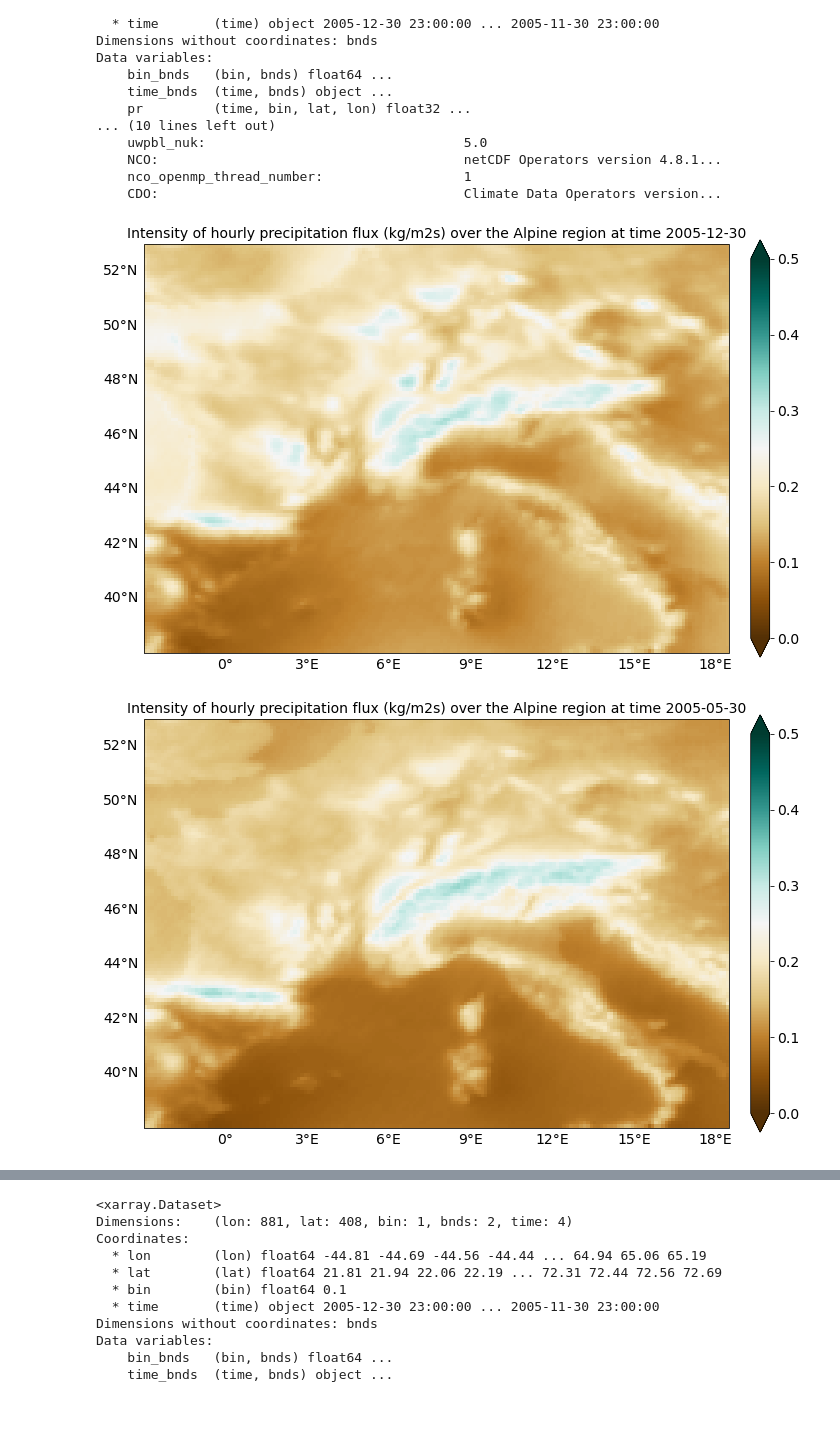
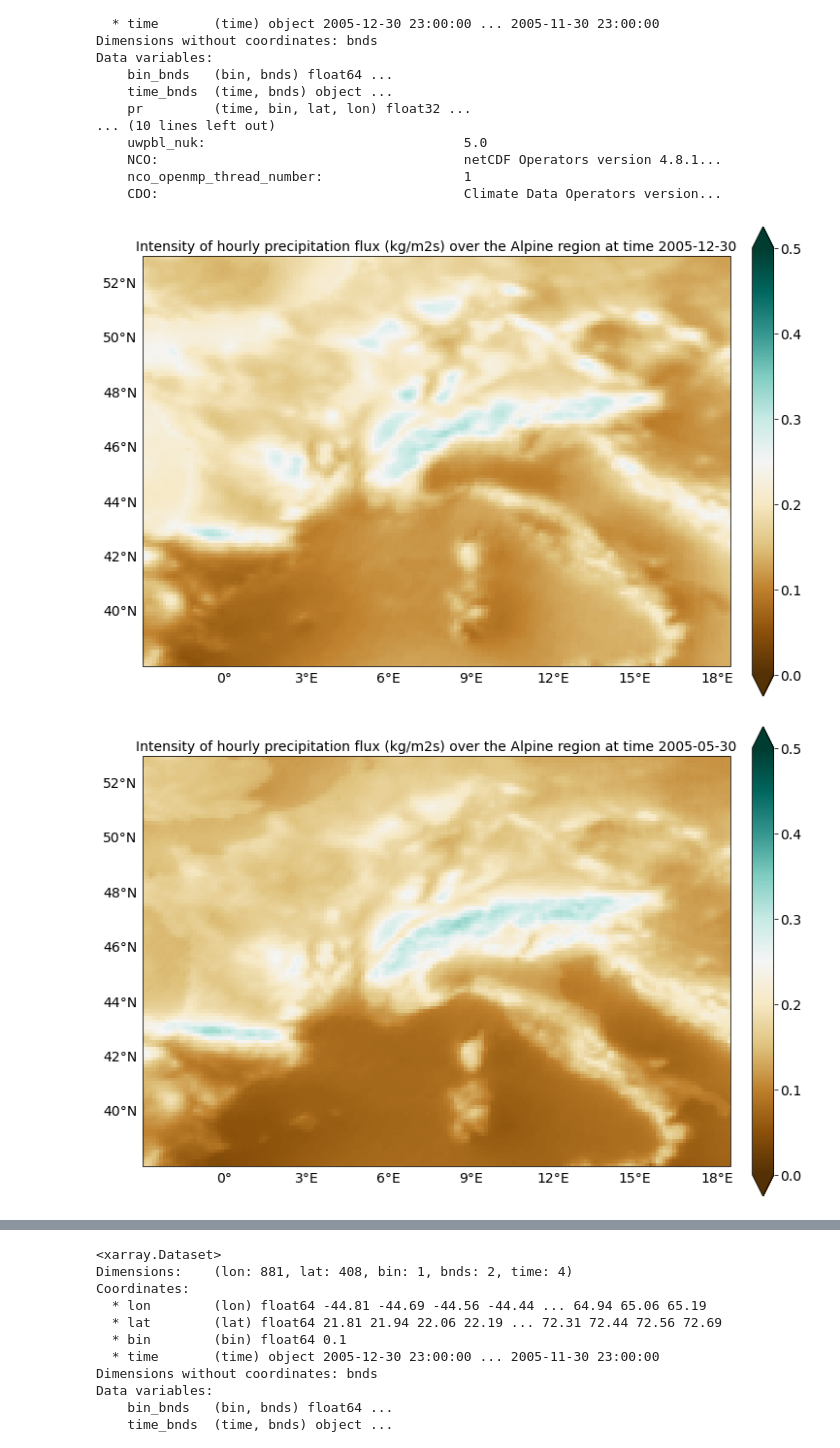
Before and after one commit to eucp-project/data-catalogue, a Jupyter notebook: python/maps_prototype.ipynb, the cells around one changed output, grey strips where cells are left out. Cells and saved outputs as stored; diff of their text form; code cells hidden in the pictures; blank space fills up the shorter version.

Commit message:
styling the cpm images

```diff
--- a/python/maps_prototype.ipynb
+++ b/python/maps_prototype.ipynb
@@ -59,6 +77,7 @@ for i in dataset.indexes['time']:
     )
     cbar.ax.tick_params(labelsize=14)
     ax.set_title(f"Intensity of hourly precipitation flux (kg/m2s) over the Alpine region at time {str(i)[:10]}", fontsize=14)
+    plt.tight_layout()
     plt.show()
     fig.savefig(Path(output_path,
                 f"{region}_{variable}_{resolution}_{category}_{str(i)[:10]}.png"),
@@ -101,6 +143,7 @@ for i in dataset.indexes['time']:
     )
     cbar.ax.tick_params(labelsize=14)
     ax.set_title(f"Intensity of hourly precipitation flux (kg/m2s) over the Alpine region at time {str(i)[:10]}", fontsize=14)
+    plt.tight_layout()
     plt.show()
     fig.savefig(Path(output_path,
                 f"{region}_{variable}_{resolution}_{category}_{str(i)[:10]}.png"),
@@ -139,32 +187,33 @@ for i in dataset.indexes['time']:
     ax = plt.axes(projection=ccrs.PlateCarree())
     ax.set_extent([-3, 18.5, 38, 53], ccrs.PlateCarree())  # East, West, South, Nouth
     #ax.coastlines(resolution="110m", color="black", linewidth=2)
     gl = ax.gridlines(
     crs=ccrs.PlateCarree(),
     draw_labels=True,
     linewidth=1,
     color="gray",
     alpha=0.5,
     linestyle="--",
     )
     gl.top_labels = False
     gl.bottom_labels = True
     gl.left_labels = True
     gl.right_labels = False
     gl.xlines = False
     gl.ylines = False
     gl.xlabel_style = {"size": 14, "color": "black"}
     gl.ylabel_style = {"size": 14, "color": "black"}
     cs = data.plot(cmap="BrBG", vmin=0, vmax=0.5, ax=ax, x='lon', y='lat', add_colorbar=False)
     cbar = fig.colorbar(
     cs, extend="both", orientation="vertical", shrink=0.8, pad=0.03, spacing="uniform"
     )
     cbar.ax.tick_params(labelsize=14)
     ax.set_title(f"Intensity of hourly precipitation flux (kg/m2s) over the Alpine region at time {str(i)[:10]}", fontsize=14)
+    plt.tight_layout()
     plt.show()
     fig.savefig(Path(output_path,
                 f"ALP_{variable}_{resolution}_{category}_{str(i)[:10]}.png"),
                 dpi=150)
 # %% [output]
-[figure, old version]
+[figure, new version]
-[figure, old version]
+[figure, new version]
```
Also changed, not shown: parts of 6 cells of this notebook, 18 other files.
